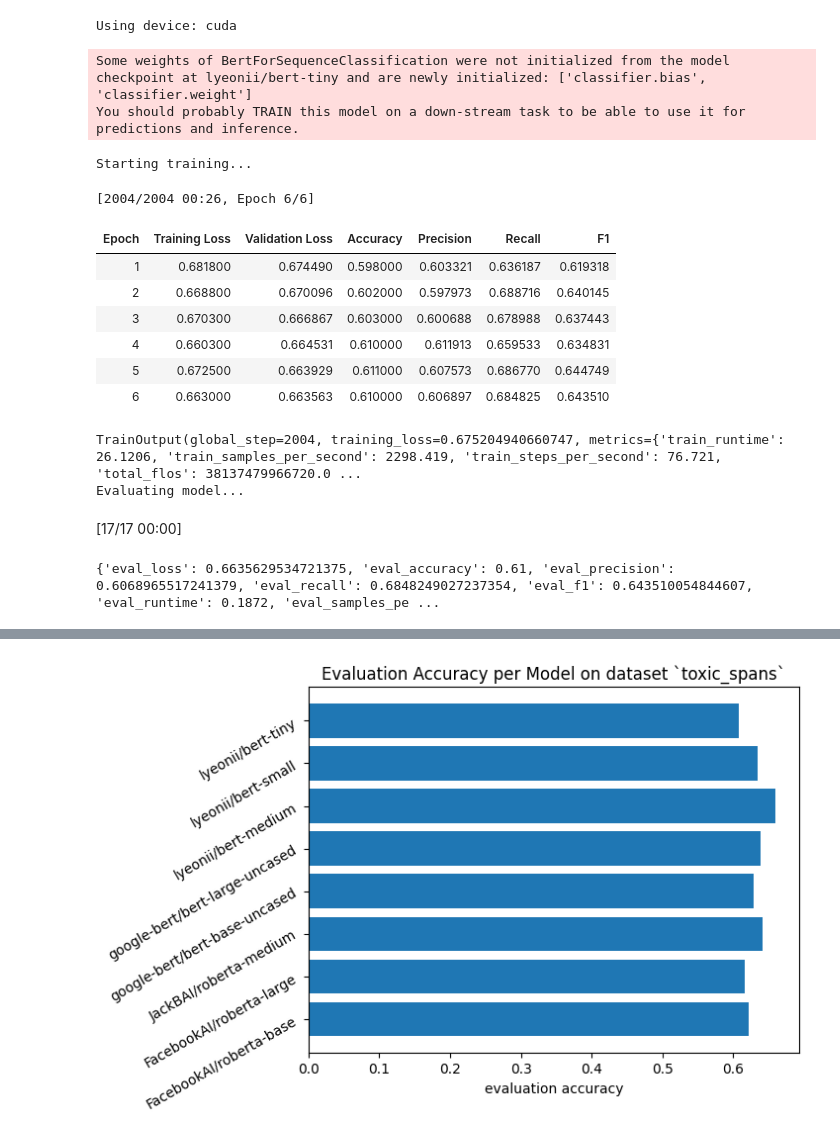
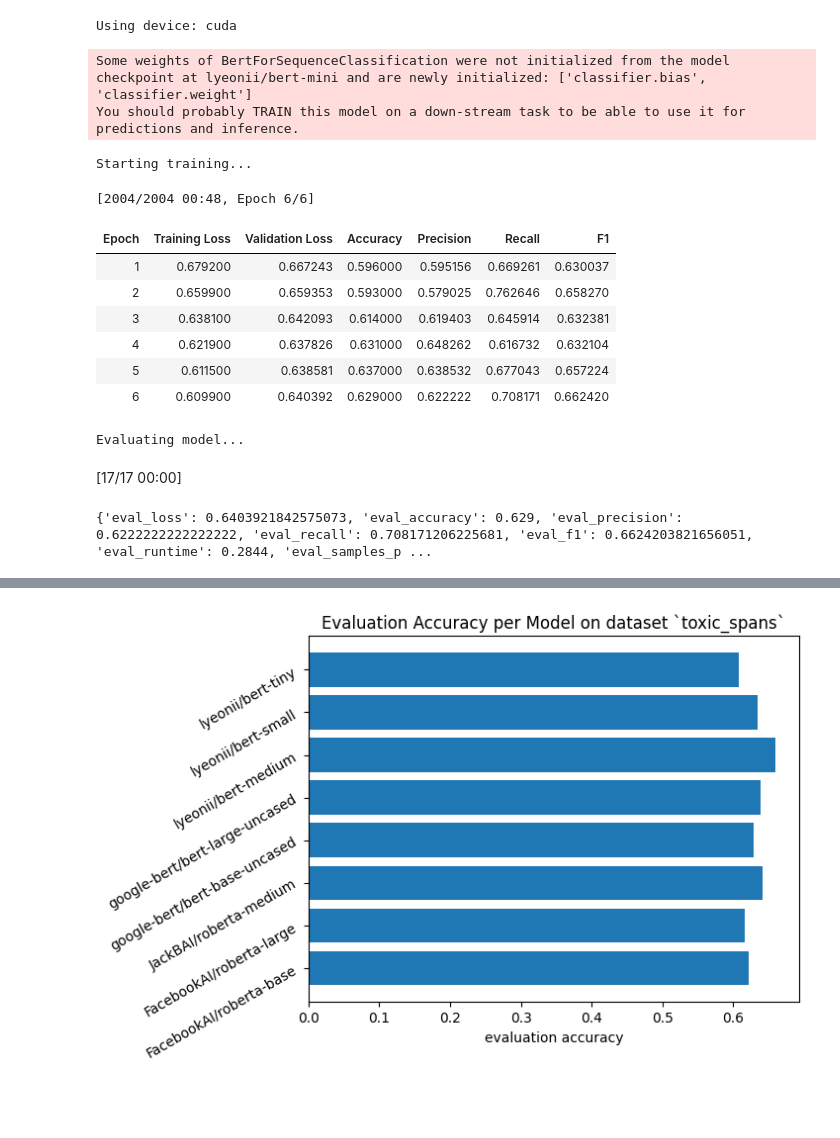
Before and after one commit to metehanberker1/pretrained-encoders-spurious-learning-analysis, a Jupyter notebook: toxic_phrases.ipynb, the cells around one changed output, grey strips where cells are left out. Saved outputs shown, nothing was run; the diff lists cells and outputs as text; code cells hidden in the pictures; blank space fills up the shorter version.

```diff
--- a/toxic_phrases.ipynb
+++ b/toxic_phrases.ipynb
@@ -45,16 +46,17 @@ from transformers import (
 MODELS = {
     "bert": [
         "lyeonii/bert-tiny",
+        "lyeonii/bert-mini",
         "lyeonii/bert-small",
         "lyeonii/bert-medium",
         "google-bert/bert-base-uncased",
-        # "google-bert/bert-large-uncased"
+        "google-bert/bert-large-uncased"
     ],
     "roberta": [
         "smallbenchnlp/roberta-small",
         "JackBAI/roberta-medium",
-        # "FacebookAI/roberta-base",
-        # "FacebookAI/roberta-large"
+        "FacebookAI/roberta-base",
+        "FacebookAI/roberta-large"
     ]
 }
 
@@ -72,6 +74,7 @@ def preprocess_function(examples, tokenizer):
         max_length=256,
         return_attention_mask=True,
         return_tensors=None
+
     )
 
 def preprocess_labels(examples):
@@ -183,24 +186,23 @@ def train_and_evaluate_model(model_name: str, dataset_name: str) -> dict:
 
     return eval_results
 # %%
-eval_stats = train_and_evaluate_model(MODELS["bert"][0], "toxic_spans")
+eval_stats = train_and_evaluate_model(MODELS["bert"][1], "toxic_spans")
 print(eval_stats)
 # %% [output]
-Some weights of BertForSequenceClassification were not initialized from the model checkpoint at lyeonii/bert-tiny and are newly initialized: ['classifier.bias', 'classifier.weight']
+Some weights of BertForSequenceClassification were not initialized from the model checkpoint at lyeonii/bert-mini and are newly initialized: ['classifier.bias', 'classifier.weight']
 You should probably TRAIN this model on a down-stream task to be able to use it for predictions and inference.
 Starting training...
-[2004/2004 00:26, Epoch 6/6]
+[2004/2004 00:48, Epoch 6/6]
 | Epoch | Training Loss | Validation Loss | Accuracy | Precision | Recall | F1 |
-| 1 | 0.681800 | 0.674490 | 0.598000 | 0.603321 | 0.636187 | 0.619318 |
-| 2 | 0.668800 | 0.670096 | 0.602000 | 0.597973 | 0.688716 | 0.640145 |
-| 3 | 0.670300 | 0.666867 | 0.603000 | 0.600688 | 0.678988 | 0.637443 |
-| 4 | 0.660300 | 0.664531 | 0.610000 | 0.611913 | 0.659533 | 0.634831 |
-| 5 | 0.672500 | 0.663929 | 0.611000 | 0.607573 | 0.686770 | 0.644749 |
-| 6 | 0.663000 | 0.663563 | 0.610000 | 0.606897 | 0.684825 | 0.643510 |
+| 1 | 0.679200 | 0.667243 | 0.596000 | 0.595156 | 0.669261 | 0.630037 |
+| 2 | 0.659900 | 0.659353 | 0.593000 | 0.579025 | 0.762646 | 0.658270 |
+| 3 | 0.638100 | 0.642093 | 0.614000 | 0.619403 | 0.645914 | 0.632381 |
+| 4 | 0.621900 | 0.637826 | 0.631000 | 0.648262 | 0.616732 | 0.632104 |
+| 5 | 0.611500 | 0.638581 | 0.637000 | 0.638532 | 0.677043 | 0.657224 |
+| 6 | 0.609900 | 0.640392 | 0.629000 | 0.622222 | 0.708171 | 0.662420 |
-TrainOutput(global_step=2004, training_loss=0.675204940660747, metrics={'train_runtime': 26.1206, 'train_samples_per_second': 2298.419, 'train_steps_per_second': 76.721, 'total_flos': 38137479966720.0 ...
 Evaluating model...
 [17/17 00:00]
-{'eval_loss': 0.6635629534721375, 'eval_accuracy': 0.61, 'eval_precision': 0.6068965517241379, 'eval_recall': 0.6848249027237354, 'eval_f1': 0.643510054844607, 'eval_runtime': 0.1872, 'eval_samples_pe ...
+{'eval_loss': 0.6403921842575073, 'eval_accuracy': 0.629, 'eval_precision': 0.6222222222222222, 'eval_recall': 0.708171206225681, 'eval_f1': 0.6624203821656051, 'eval_runtime': 0.2844, 'eval_samples_p ...
 # %%
 for model_name in chain(*MODELS.values()):
     try:
```
Also changed, not shown: parts of 12 cells of this notebook, 1 other file.
